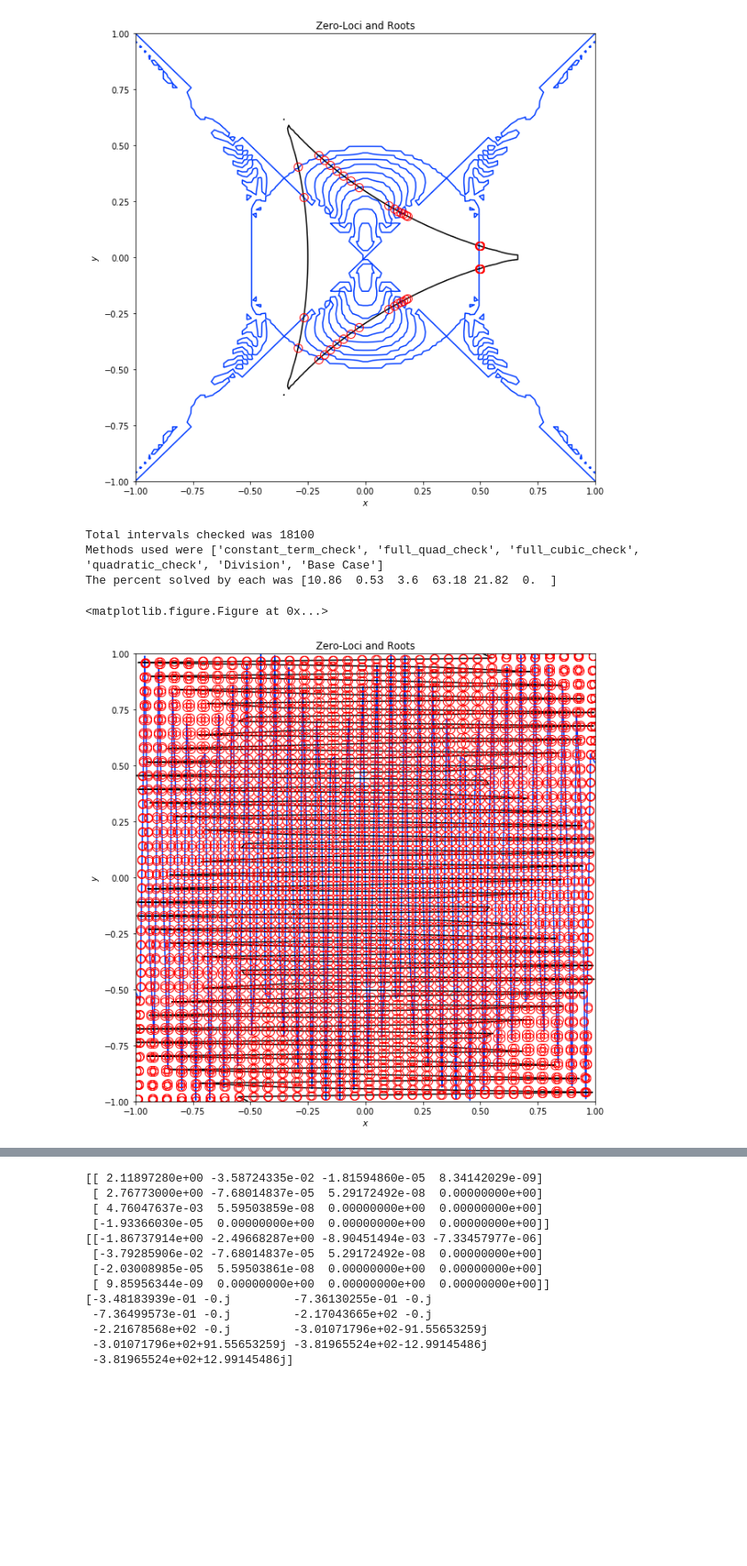
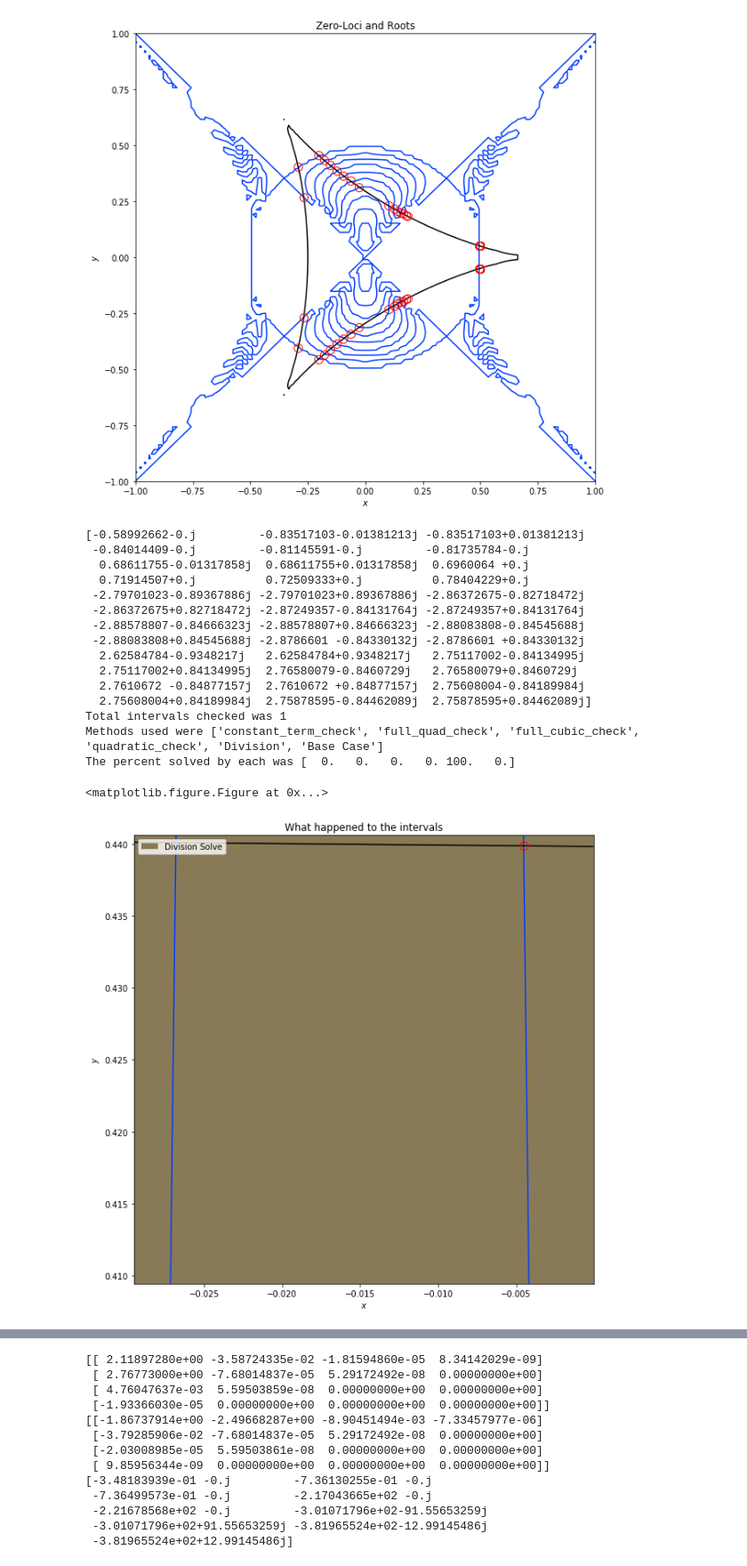
Before and after one commit to tylerjarvis/RootFinding, a Jupyter notebook: TestStuff.ipynb, the cells around one changed output, grey strips where cells are left out. Shown at 89% size. Cells and saved outputs as stored; diff of their text form; code cells hidden in the pictures; blank space fills up the shorter version.

```diff
--- a/TestStuff.ipynb
+++ b/TestStuff.ipynb
@@ -349,14 +349,26 @@ The percent solved by each was [1.025e+01 1.390e+00 0.000e+00 5.878e+01 5.000e-0
 # %%
 n = 100
 f = lambda x,y: np.sin(n*x-y/n)+y
 g = lambda x,y: np.sin(x/n-n*y)-x
-a = np.array([-1., -1.])
-b = np.array([1., 1.])
-zeros2 = solve([f,g], a, b, plot=True, plot_intervals=False, polish = True)
+# a = np.array([-1., -1.])
+# b = np.array([1., 1.])
+zeros2 = solve([f,g], a, b, plot=True, plot_intervals=True, polish = False)
 # %% [output]
-Total intervals checked was 18100
+[-0.58992662-0.j         -0.83517103-0.01381213j -0.83517103+0.01381213j
+ -0.84014409-0.j         -0.81145591-0.j         -0.81735784-0.j
+  0.68611755-0.01317858j  0.68611755+0.01317858j  0.6960064 +0.j
+  0.71914507+0.j          0.72509333+0.j          0.78404229+0.j
+ -2.79701023-0.89367886j -2.79701023+0.89367886j -2.86372675-0.82718472j
+ -2.86372675+0.82718472j -2.87249357-0.84131764j -2.87249357+0.84131764j
+ -2.88578807-0.84666323j -2.88578807+0.84666323j -2.88083808-0.84545688j
+ -2.88083808+0.84545688j -2.8786601 -0.84330132j -2.8786601 +0.84330132j
+  2.62584784-0.9348217j   2.62584784+0.9348217j   2.75117002-0.84134995j
+  2.75117002+0.84134995j  2.76580079-0.8460729j   2.76580079+0.8460729j
+  2.7610672 -0.84877157j  2.7610672 +0.84877157j  2.75608004-0.84189984j
+  2.75608004+0.84189984j  2.75878595-0.84462089j  2.75878595+0.84462089j]
+Total intervals checked was 1
 Methods used were ['constant_term_check', 'full_quad_check', 'full_cubic_check', 'quadratic_check', 'Division', 'Base Case']
-The percent solved by each was [10.86  0.53  3.6  63.18 21.82  0.  ]
+The percent solved by each was [  0.   0.   0.   0. 100.   0.]
 <matplotlib.figure.Figure at 0x...>
-[figure, old version]
+[figure, new version]
 # %%
```
Also changed, not shown: parts of 1 cell of this notebook.
